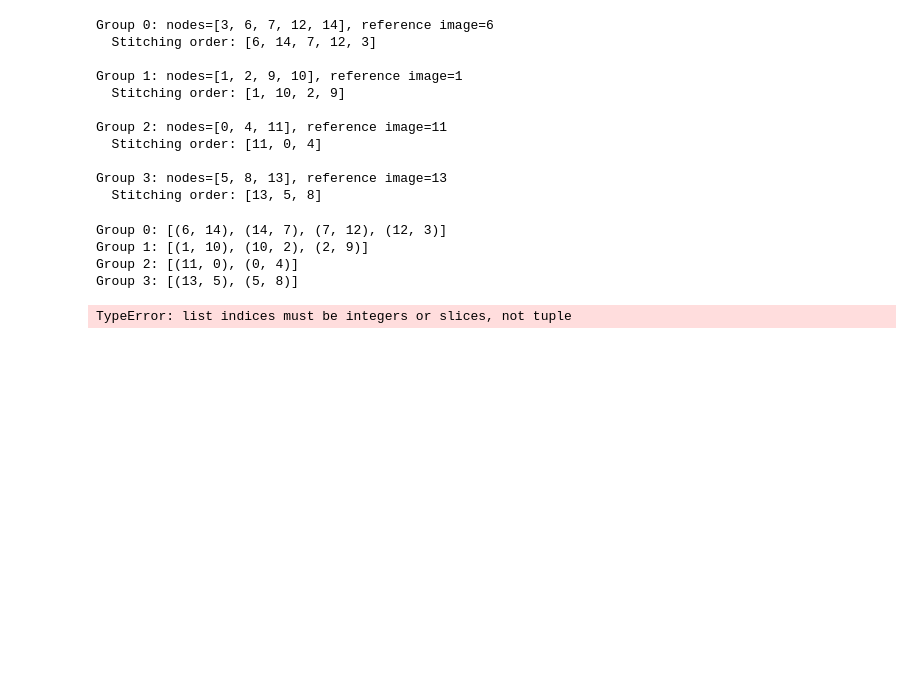
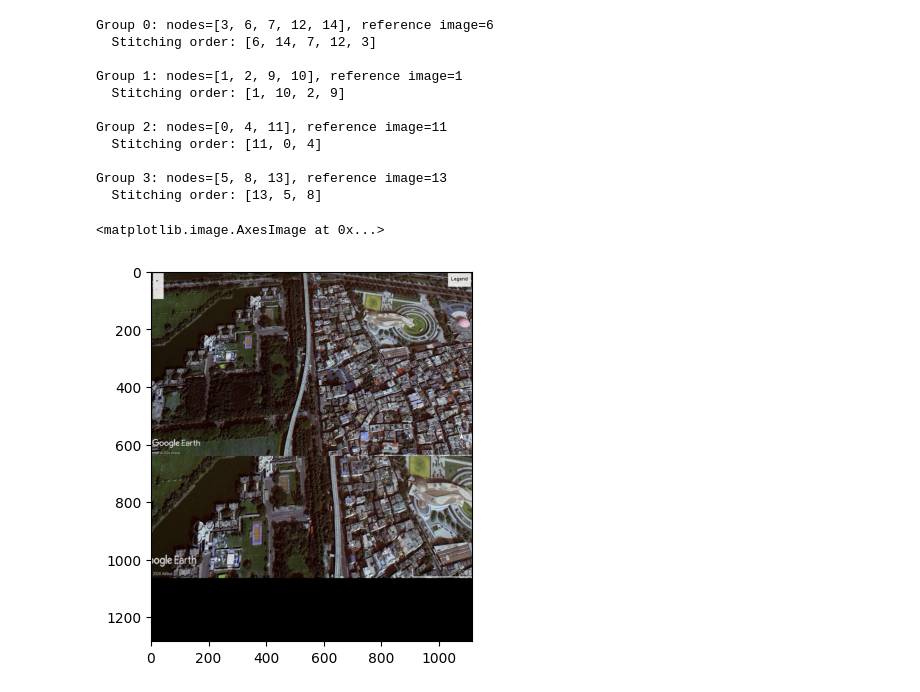
Before and after one commit to aparajaya18-star/ML-workbook, a Jupyter notebook: Final_Task/PBIM.ipynb, the cells around one changed output. Saved outputs shown, nothing was run; the diff lists cells and outputs as text; code cells hidden in the pictures; blank space fills up the shorter version.

Commit message:
incomplete image warping and blending logic

```diff
--- a/Final_Task/PBIM.ipynb
+++ b/Final_Task/PBIM.ipynb
@@ -128,5 +127,5 @@ def build_similarity_graph(features, ratio_threshold=0.7, min_inliers=100):
 # %%
-graph, H = build_similarity_graph(features)
+graph = build_similarity_graph(features)
 
 # Display edge weight distribution
 weights = [d['weight'] for u, v, d in graph.edges(data=True)]
@@ -213,35 +212,46 @@ Group 2: nodes=[0, 4, 11], reference image=11
 
 Group 3: nodes=[5, 8, 13], reference image=13
   Stitching order: [13, 5, 8]
-# %%
-stitching_pairs = [[] for _ in range(len(communities))]
-
-for group_idx, comp in enumerate(communities):
-    order = stitching_order[group_idx]
-    for i in range(len(order) - 1):
-        stitching_pairs[group_idx].append((order[i], order[i+1]))
-    print(f"Group {group_idx}:",stitching_pairs[group_idx])
-# %% [output]
-Group 0: [(6, 14), (14, 7), (7, 12), (12, 3)]
-Group 1: [(1, 10), (10, 2), (2, 9)]
-Group 2: [(11, 0), (0, 4)]
-Group 3: [(13, 5), (5, 8)]
 # %%
-# Get the dimensions of the images
-for grp in stitching_pairs:
-    for pair in grp:
-        img1 = X_train[pair[0]]
-        img2 = X_train[pair[1]]
+# Warp image 2 into image 1's frame and blend
+def warp_and_blend(img1, img2, H):
+    h1, w1 = img1.shape[:2]
+    h2, w2 = img2.shape[:2]
 
-        h1, w1 = img1.shape[:2]
-        h2, w2 = img2.shape[:2]
+    # Get the canvas dimesions
+    result = cv2.warpPerspective(img2, H, (max(w1, w2), h1 + h2))
 
-        # Get the canvas dimesions
-        pts = np.float32([[0, 0], [0, h1], [w1, h1], [w1, 0]]).reshape(-1, 1, 2)
-        dst = cv2.perspectiveTransform(pts, H[pair])
-        img2_warped = cv2.warpPerspective(img2, H, (w1 + w2, h1))
+    # Place the first image on the canvas
+    result[0:h1, 0:w1] = img1
 
-        # Place the first image on the canvas
-        img2_warped[0:h1, 0:w1] = img1
+    return result
-# %% [output]
-TypeError: list indices must be integers or slices, not tuple
+# %%
+img1 = X_train[13]
+img2 = X_train[5]
+
+kp1, des1 = orb.detectAndCompute(img1, None)
+kp2, des2 = orb.detectAndCompute(img2, None)
+
+# Use BFMatcher to find matches between descriptors
+bf = cv2.BFMatcher(cv2.NORM_HAMMING, crossCheck=True)
+matches = bf.match(des1, des2)
+
+# Sort matches by distance (best matches first)
+matches = sorted(matches, key=lambda x: x.distance)
+
+# Draw top 10 matches
+img_matches = cv2.drawMatches(img1, kp1, img2, kp2, matches[:10], None, flags=cv2.DrawMatchesFlags_NOT_DRAW_SINGLE_POINTS)
+
+# Extract location of good matches
+pts1 = np.float32([kp1[m.queryIdx].pt for m in matches]).reshape(-1, 1, 2)
+pts2 = np.float32([kp2[m.trainIdx].pt for m in matches]).reshape(-1, 1, 2)
+
+# Find the homography matrix using RANSAC
+H, mask = cv2.findHomography(pts1, pts2, cv2.RANSAC, 5.0)
+
+img_warped = warp_and_blend(img1, img2, H)
+
+plt.imshow(img_warped)
+# %% [output]
+<matplotlib.image.AxesImage at 0x...>
+[figure, added]
```
Also changed, not shown: parts of 3 cells of this notebook, 3 other files.
